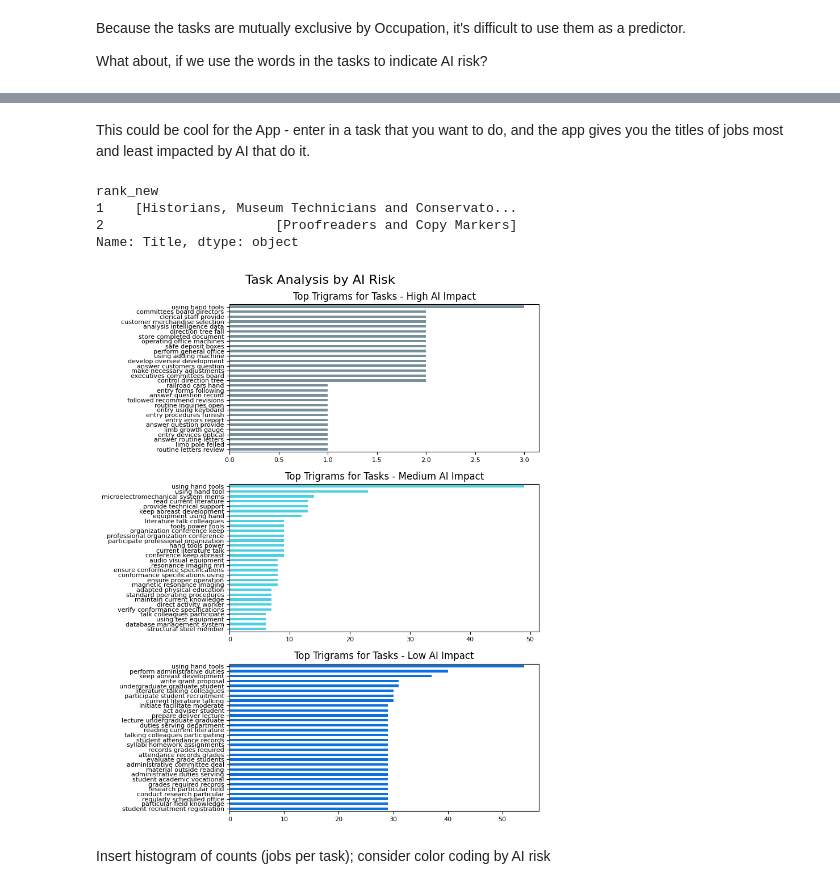
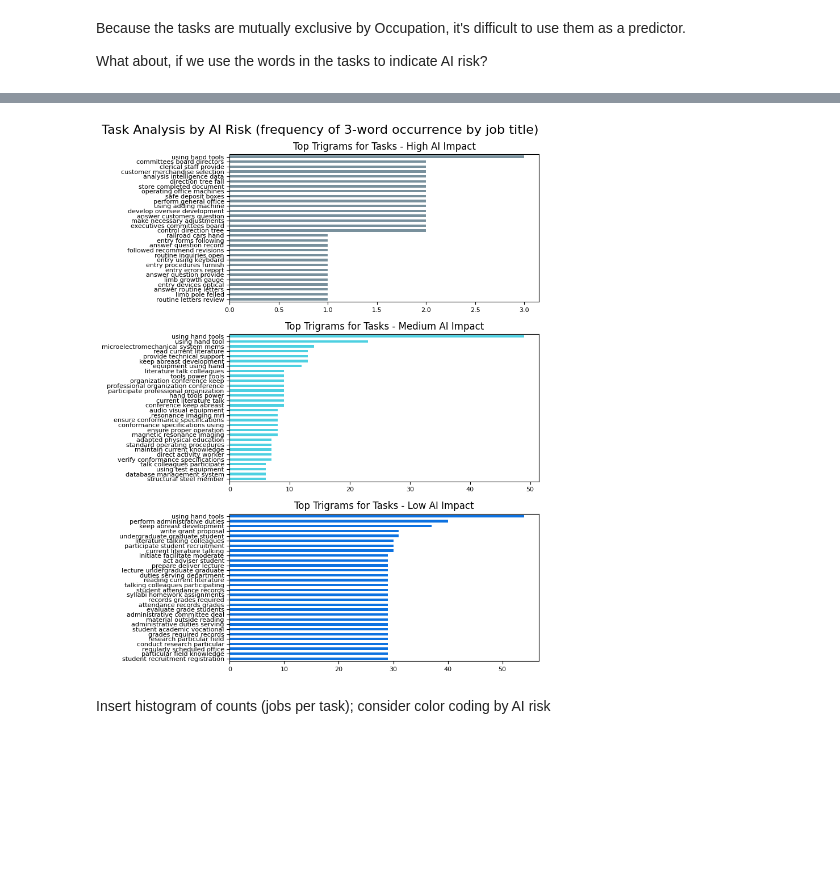
Before and after one commit to polinamin/ai_threat_index, a Jupyter notebook: code/Task_and_Technology_Analysis.ipynb, the cells around one changed output, grey strips where cells are left out. Drawn from its saved outputs; the diff is of its cells as text; code cells hidden in the pictures; blank space fills up the shorter version.

```diff
--- a/code/Task_and_Technology_Analysis.ipynb
+++ b/code/Task_and_Technology_Analysis.ipynb
@@ -718,46 +728,37 @@ y_lemm = y_lemm.reset_index(drop=True)
 tasks_lemmed_ = pd.merge(tasks_lemmed, y_lemm, left_index=True, right_index=True)
 # %%
 titles_lemmed_ = pd.merge(titles_lemmed, y_lemm, left_index=True, right_index=True)
-# %% [markdown]
-This could be cool for the App - enter in a task that you want to do, and the app gives you the titles of jobs most and least impacted by AI that do it.
-# %%
-filtered = full_dataset_combined_analysis[full_dataset_combined_analysis['Task'].str.contains("conduct research")]
-filtered.groupby("rank_new")["Title"].apply(np.unique)
-# %% [output]
-rank_new
-1    [Historians, Museum Technicians and Conservato...
-2                      [Proofreaders and Copy Markers]
-Name: Title, dtype: object
 # %%
 fig, axes = plt.subplots(3, 1, figsize=(8, 10), tight_layout=True)
 
 (tasks_lemmed_[tasks_lemmed_['rank_new'] == 0]
     .drop(columns=['rank_new'])
     .sum()
     .sort_values(ascending=False)
     .head(30)
     .plot(kind='barh', title='Top Trigrams for Tasks - High AI Impact', color='#78909c', fontsize=8, ax=axes[0])).invert_yaxis();
 
 
 (tasks_lemmed_[tasks_lemmed_['rank_new'] == 2]
     .drop(columns=['rank_new'])
     .sum()
     .sort_values(ascending=False)
     .head(30)
     .plot(kind='barh', title='Top Trigrams for Tasks - Medium AI Impact', color='#4dd0e1', fontsize=8, ax=axes[1])).invert_yaxis();
 
 
 (tasks_lemmed_[tasks_lemmed_['rank_new'] == 1]
     .drop(columns=['rank_new'])
     .sum()
     .sort_values(ascending=False)
     .head(30)
     .plot(kind='barh', title='Top Trigrams for Tasks - Low AI Impact', color='#0c71e0', fontsize=8, ax=axes[2])).invert_yaxis();
 
 
-fig.suptitle('Task Analysis by AI Risk', fontsize=16);
+fig.suptitle('Task Analysis by AI Risk (frequency of 3-word occurrence by job title)', fontsize=16)
+plt.savefig('Task Frequency by AI Risk.jpg');
 # %% [output]
-[figure, old version]
+[figure, new version]
 # %% [markdown]
 Insert histogram of counts (jobs per task); consider color coding by AI risk
 # %%
```
Also changed, not shown: parts of 156 cells of this notebook, 9 other files.
